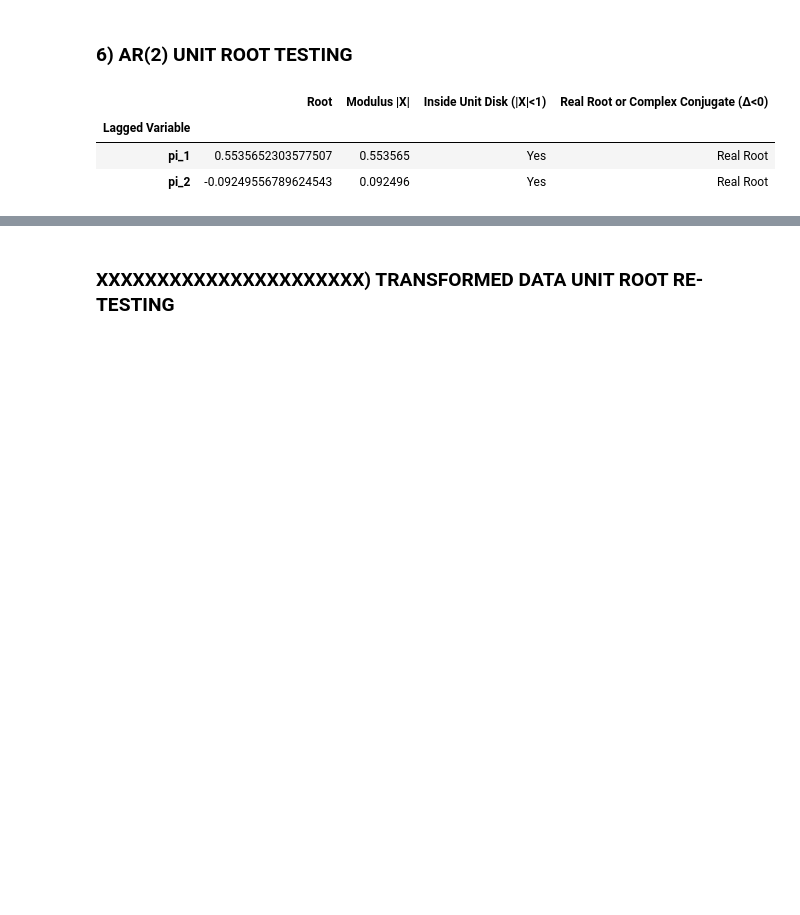
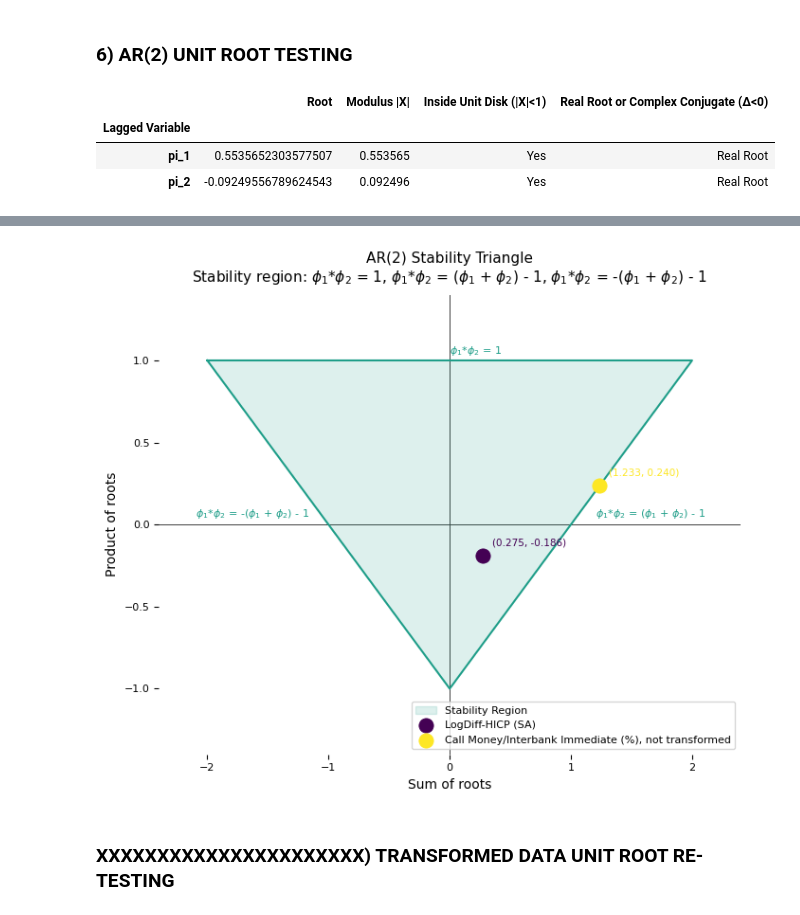
Before and after one commit to EliaLand/Policy_Target_RegimeSwitchingPersistence, a Jupyter notebook: Module3_ar_analysis.ipynb, the cells around one changed output, grey strips where cells are left out. Saved outputs shown, nothing was run; the diff lists cells and outputs as text; code cells hidden in the pictures; blank space fills up the shorter version.

```diff
--- a/Module3_ar_analysis.ipynb
+++ b/Module3_ar_analysis.ipynb
@@ -1084,3 +1087,80 @@ plt.show()
+# %%
+# AR(2) Unit Root Stability Triangle Plotting
+# (!!!) Stability conditions:
+# 1) phi_t-1*phi_t-2 < 1
+# 2) phi_t-1*phi_t-2 > (phi_t-1 + phi_t-2)  - 1
+# 3) phi_t-1*phi_t-2 > -(phi_t-1 + phi_t-2) - 1
+# (!!!) So the vertices are in: (-2, 1), (2, 1), (0, -1)
+
+# Variable Definition (phis for t-1 and t-2)
+# Inflation
+# Sum of phis (phi_t-1)
+sum_pi = pi_phi_tm1
+# Product of phis (-phi_t-2)
+product_pi = -pi_phi_tm2
+# Policy Instrument
+# Same thing
+sum_i  = i_phi_tm1
+product_i  = -i_phi_tm2
+
+# Stability Triangle Plotting
+# General Settings
+fig, ax = plt.subplots(figsize=(7, 6), facecolor="#ffffff")
+ax.set_facecolor("#ffffff")
+
+# Vertoces and stability region
+# (!!!) the vertices are in: (-2, 1), (2, 1), (0, -1)
+# Limit Sum
+# (!!!) Obviously each phi cannot exceed 1 in module or it would lead to increasing x, so the max must be either +2 or -2
+triangle_sum = np.array([-2,  2,  0, -2])
+# Limit Product
+# (!!!) As we have just set the limit of the sum of coefficients to |2|, the maximum product we can get with two terms is |1| when both coefficients are on the hedge
+triangle_product = np.array([ 1,  1, -1,  1])
+ax.fill(triangle_sum, triangle_product, color="#1F9E89", alpha=0.15, label="Stability Region")
+ax.plot(triangle_sum, triangle_product, color="#1F9E89", lw=1.5)
+
+# Boundary labels
+# (!!!) Remember to not rotate the ticks for left and right boundaries (too complicated) and use only the horizzontal axis to locate the labels
+ax.text( 1.2,  0.05, f"$\phi_1$*$\phi_2$ = ($\phi_1$ + $\phi_2$) - 1", fontsize=8, color="#1F9E89")
+ax.text(-2.1,  0.05, f"$\phi_1$*$\phi_2$ = -($\phi_1$ + $\phi_2$) - 1", fontsize=8, color="#1F9E89")
+ax.text(0,  1.04, f"$\phi_1$*$\phi_2$ = 1", fontsize=8, color="#1F9E89")
+
+# Reference axes
+ax.axhline(0, color="#393939", lw=0.7, zorder=0)
+ax.axvline(0, color="#393939", lw=0.7, zorder=0)
+
+# Roots points
+# (!!!) Exactely as for the circle
+core_variables = ["LogDiff-HICP (SA)", "Call Money/Interbank Immediate (%), not transformed"]
+sum_operator = [sum_pi, sum_i]
+product_operator =[product_pi, product_i]
+palette = ["#440154", "#FDE725"]
+for S, P, var, col in zip(sum_operator, product_operator, core_variables, palette):
+    ax.scatter(S, P, color=col, s=120, zorder=5, edgecolors= col, lw=0.6, label=var)
+# Point Label
+    ax.annotate(
+        f"({S:.3f}, {P:.3f})",
+        xy=(S, P), xytext=(S + 0.08, P + 0.06),
+        fontsize=7.5, color=col
+    )
+
+# Cosmetics
+ax.set_xlim(-2.4, 2.4)
+ax.set_ylim(-1.4, 1.4)
+ax.set_xlabel(f"Sum of roots",     fontsize=10)
+ax.set_ylabel(f"Product of roots", fontsize=10)
+ax.set_title("AR(2) Stability Triangle\n"
+             f"Stability region: $\phi_1$*$\phi_2$ = 1, $\phi_1$*$\phi_2$ = ($\phi_1$ + $\phi_2$) - 1, $\phi_1$*$\phi_2$ = -($\phi_1$ + $\phi_2$) - 1",
+             fontsize=11, pad=10)
+ax.tick_params(labelsize=8)
+ax.legend(fontsize=8, loc="lower right")
+for spine in ax.spines.values():
+    spine.set_visible(False)
+
+plt.tight_layout()
+plt.show()
+# %% [output]
+[figure, added]
 # %% [markdown]
 ### **XXXXXXXXXXXXXXXXXXXXXX) TRANSFORMED DATA UNIT ROOT RE-TESTING**
 # %%
```
Also changed, not shown: parts of 4 cells of this notebook, 1 other file.
